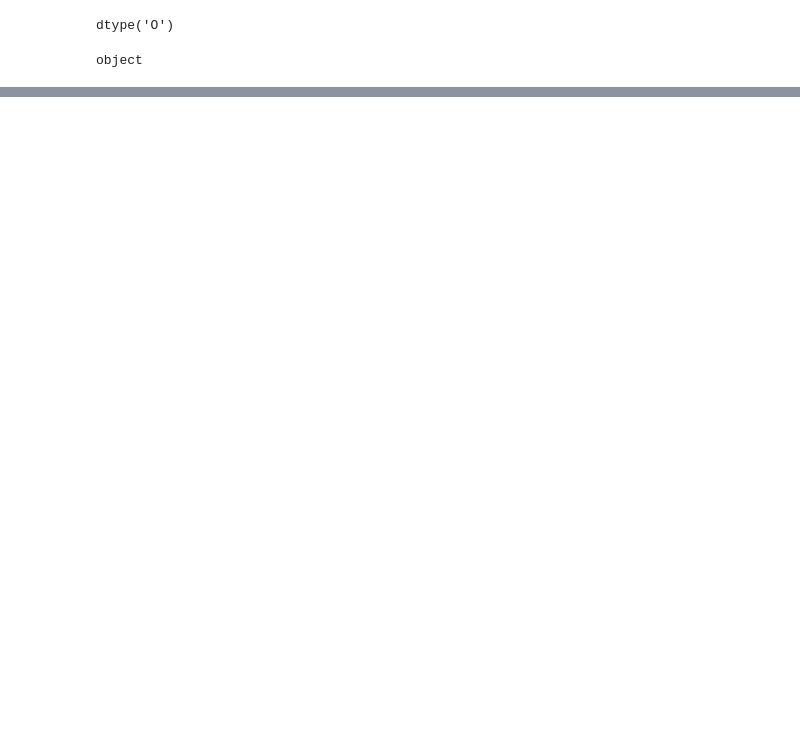
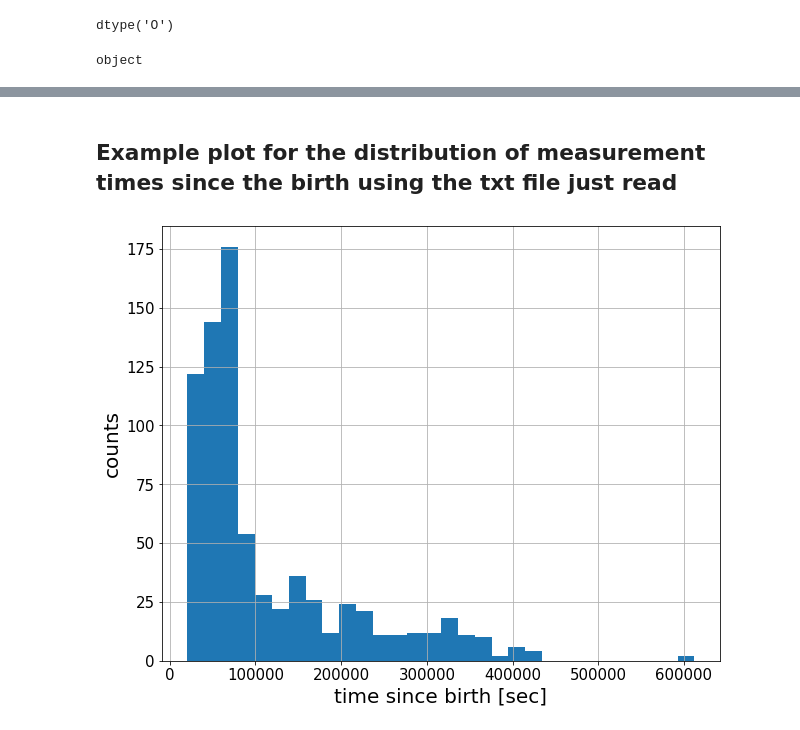
Before and after one commit to shisteve/NHS, a Jupyter notebook: 006_create_txt_average_values.ipynb, the cells around one changed output, grey strips where cells are left out. Drawn from its saved outputs; the diff is of its cells as text; code cells hidden in the pictures; blank space fills up the shorter version.

```diff
--- a/006_create_txt_average_values.ipynb
+++ b/006_create_txt_average_values.ipynb
@@ -219,0 +235,9 @@ dtype: object
+# %% [markdown]
+## Example plot for the distribution of measurement times since the birth using the txt file just read
+# %%
+READBABY['DELTA_SEC_MEASURE'].hist(bins=30,figsize=(10,8))
+plt.xlabel('time since birth [sec]')
+plt.ylabel('counts')
+plt.show()
+# %% [output]
+[figure, added]
```
Also changed, not shown: parts of 18 cells of this notebook.
